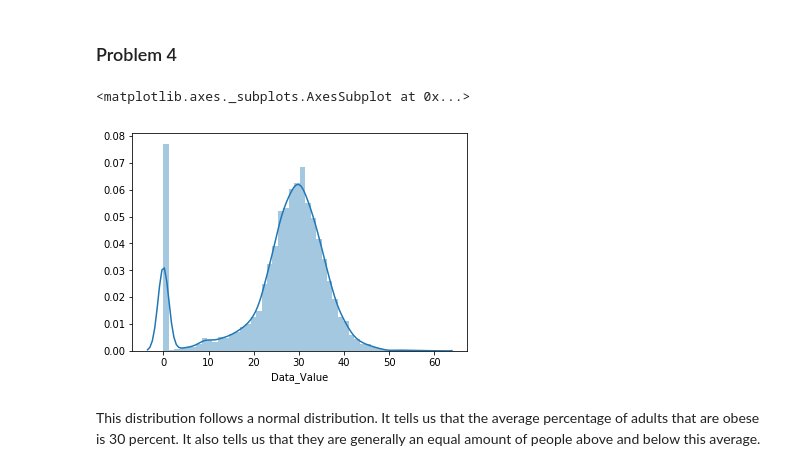
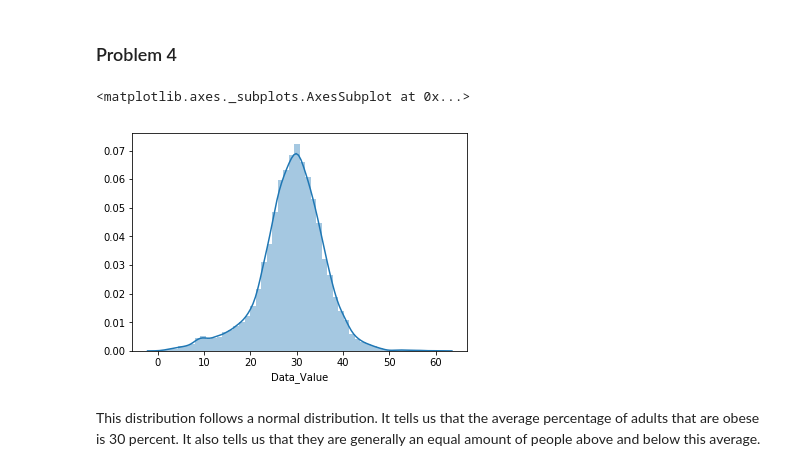
Before and after one commit to INFO3401/problem-set-7-jp1044, a Jupyter notebook: wednesday_problem_set.ipynb, the cells around one changed output. Cells and saved outputs as stored; diff of their text form; code cells hidden in the pictures.

```diff
--- a/wednesday_problem_set.ipynb
+++ b/wednesday_problem_set.ipynb
@@ -52,12 +54,11 @@ sum(data['Data_Value'].notnull())
 ### Problem 4
 # %%
 df = data[data['Question'] == "Percent of adults aged 18 years and older who have obesity"]
-df = df['Data_Value'].fillna(0)
-
+df = df[df['Data_Value'].notnull()==True]['Data_Value']
 sb.distplot(df)
 # %% [output]
 <matplotlib.axes._subplots.AxesSubplot at 0x...>
-[figure, old version]
+[figure, new version]
 # %% [markdown]
 This distribution follows a normal distribution. It tells us that the average percentage of adults that are obese is 30 percent. It also tells us that they are generally an equal amount of people above and below this average.
 # %% [markdown]
```
Also changed, not shown: parts of 3 cells of this notebook, 5 other files.
